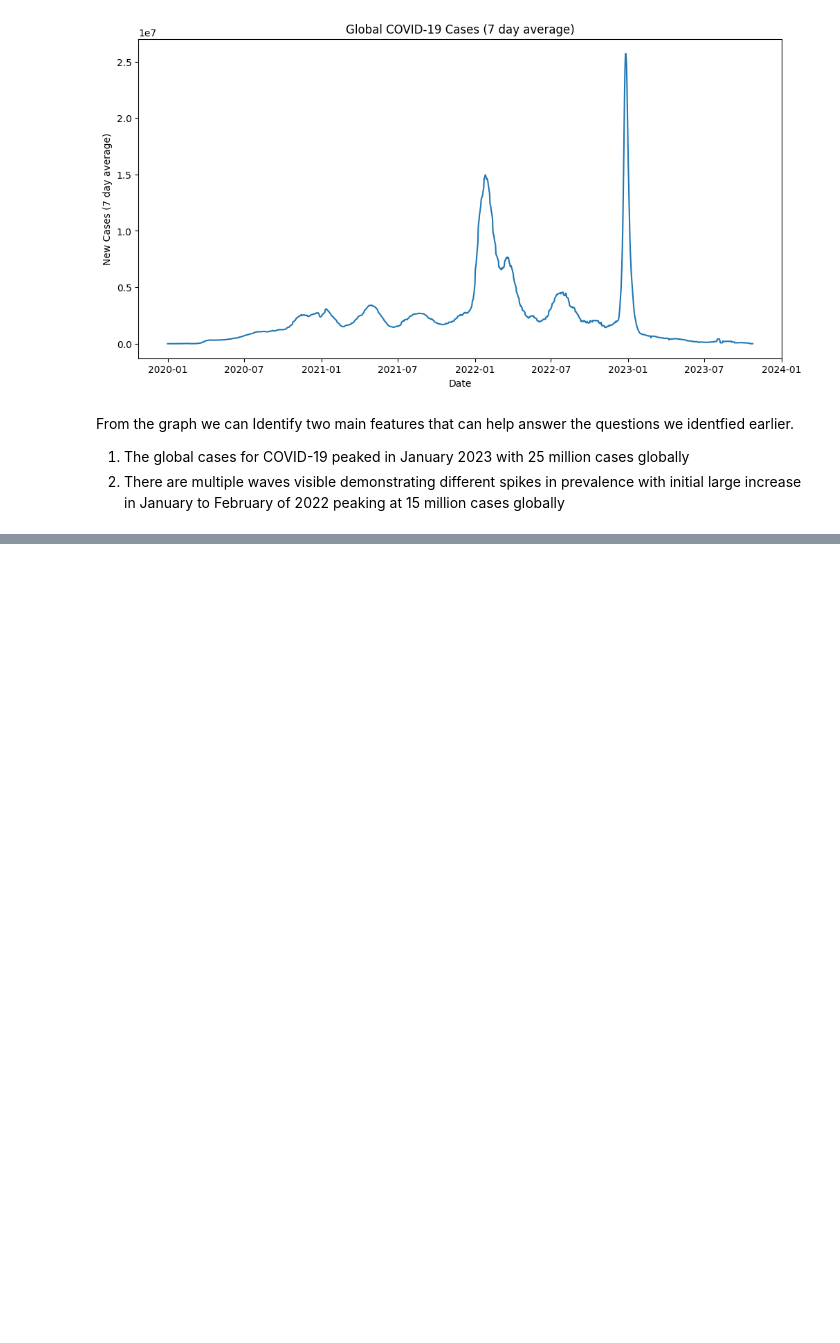
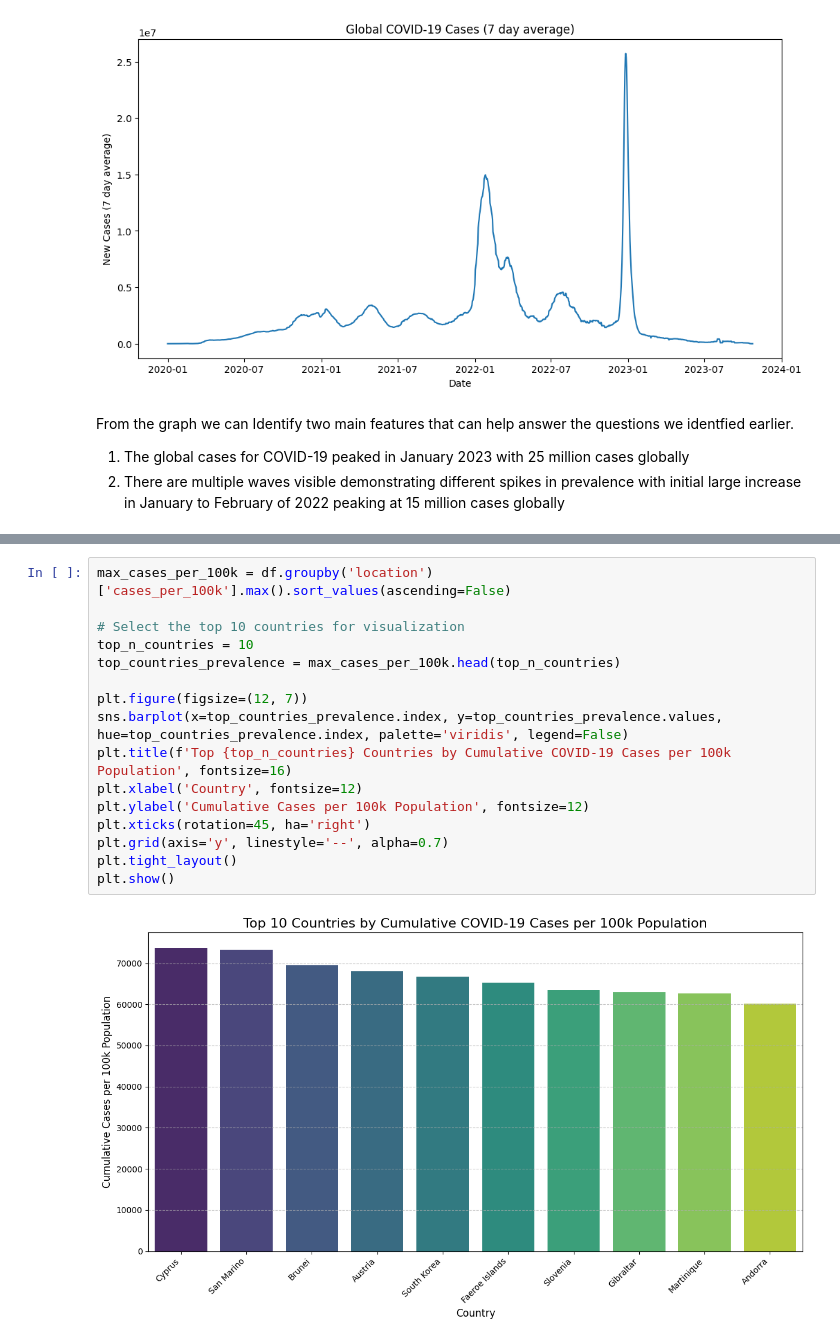
Before and after one commit to jamesharrison2005/Analysis-on-the-Prevalence-of-Covid-19, a Jupyter notebook: Growth_and_prevalence_of_Covid_19.ipynb, the cells around one changed output, grey strips where cells are left out. Saved outputs shown, nothing was run; the diff lists cells and outputs as text; blank space fills up the shorter version.

```diff
--- a/Growth_and_prevalence_of_Covid_19.ipynb
+++ b/Growth_and_prevalence_of_Covid_19.ipynb
@@ -206,0 +301,18 @@ From the graph we can Identify two main features that can help answer the questi
+# %%
+max_cases_per_100k = df.groupby('location')['cases_per_100k'].max().sort_values(ascending=False)
+
+# Select the top 10 countries for visualization
+top_n_countries = 10
+top_countries_prevalence = max_cases_per_100k.head(top_n_countries)
+
+plt.figure(figsize=(12, 7))
+sns.barplot(x=top_countries_prevalence.index, y=top_countries_prevalence.values, hue=top_countries_prevalence.index, palette='viridis', legend=False)
+plt.title(f'Top {top_n_countries} Countries by Cumulative COVID-19 Cases per 100k Population', fontsize=16)
+plt.xlabel('Country', fontsize=12)
+plt.ylabel('Cumulative Cases per 100k Population', fontsize=12)
+plt.xticks(rotation=45, ha='right')
+plt.grid(axis='y', linestyle='--', alpha=0.7)
+plt.tight_layout()
+plt.show()
+# %% [output]
+[figure, added]
```
Also changed, not shown: parts of 12 cells of this notebook.
